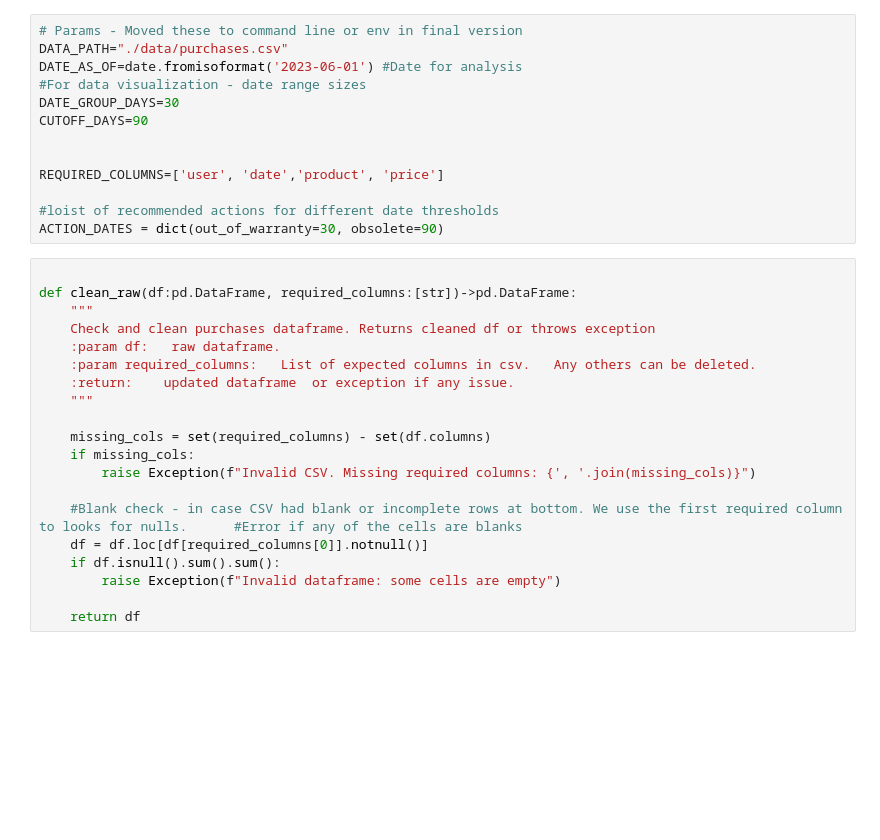
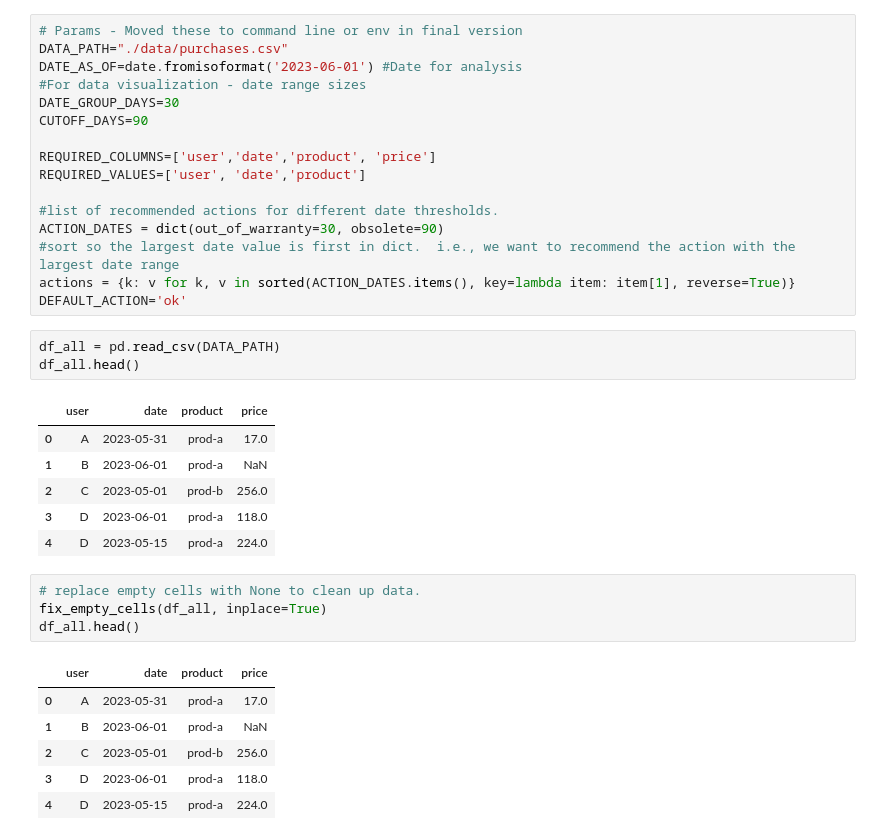
Before and after one commit to arappaport/juypter_skeleton, a Jupyter notebook: calc_prod_warranty.ipynb, the cells around one changed output. Saved outputs shown, nothing was run; the diff lists cells and outputs as text; blank space fills up the shorter version.

```diff
--- a/calc_prod_warranty.ipynb
+++ b/calc_prod_warranty.ipynb
@@ -29,28 +29,32 @@ DATE_AS_OF=date.fromisoformat('2023-06-01') #Date for analysis
 DATE_GROUP_DAYS=30
 CUTOFF_DAYS=90
 
+REQUIRED_COLUMNS=['user','date','product', 'price']
+REQUIRED_VALUES=['user', 'date','product']
 
-REQUIRED_COLUMNS=['user', 'date','product', 'price']
-
-#loist of recommended actions for different date thresholds
+#list of recommended actions for different date thresholds.
 ACTION_DATES = dict(out_of_warranty=30, obsolete=90)
+#sort so the largest date value is first in dict.  i.e., we want to recommend the action with the largest date range
+actions = {k: v for k, v in sorted(ACTION_DATES.items(), key=lambda item: item[1], reverse=True)}
+DEFAULT_ACTION='ok'
-# %%
-
-def clean_raw(df:pd.DataFrame, required_columns:[str])->pd.DataFrame:
-    """
-    Check and clean purchases dataframe. Returns cleaned df or throws exception
-    :param df:   raw dataframe.
-    :param required_columns:   List of expected columns in csv.   Any others can be deleted.
-    :return:    updated dataframe  or exception if any issue.
-    """
-
-    missing_cols = set(required_columns) - set(df.columns)
-    if missing_cols:
-        raise Exception(f"Invalid CSV. Missing required columns: {', '.join(missing_cols)}")
-
-    #Blank check - in case CSV had blank or incomplete rows at bottom. We use the first required column to looks for nulls.      #Error if any of the cells are blanks
-    df = df.loc[df[required_columns[0]].notnull()]
-    if df.isnull().sum().sum():
-        raise Exception(f"Invalid dataframe: some cells are empty")
-
-    return df
+# %%
+df_all = pd.read_csv(DATA_PATH)
+df_all.head()
+# %% [output]
+|  | user | date | product | price |
+| 0 | A | 2023-05-31 | prod-a | 17.0 |
+| 1 | B | 2023-06-01 | prod-a | NaN |
+| 2 | C | 2023-05-01 | prod-b | 256.0 |
+| 3 | D | 2023-06-01 | prod-a | 118.0 |
+| 4 | D | 2023-05-15 | prod-a | 224.0 |
+# %%
+# replace empty cells with None to clean up data.
+fix_empty_cells(df_all, inplace=True)
+df_all.head()
+# %% [output]
+|  | user | date | product | price |
+| 0 | A | 2023-05-31 | prod-a | 17.0 |
+| 1 | B | 2023-06-01 | prod-a | NaN |
+| 2 | C | 2023-05-01 | prod-b | 256.0 |
+| 3 | D | 2023-06-01 | prod-a | 118.0 |
+| 4 | D | 2023-05-15 | prod-a | 224.0 |
```
Also changed, not shown: parts of 26 cells of this notebook, 2 other files.
